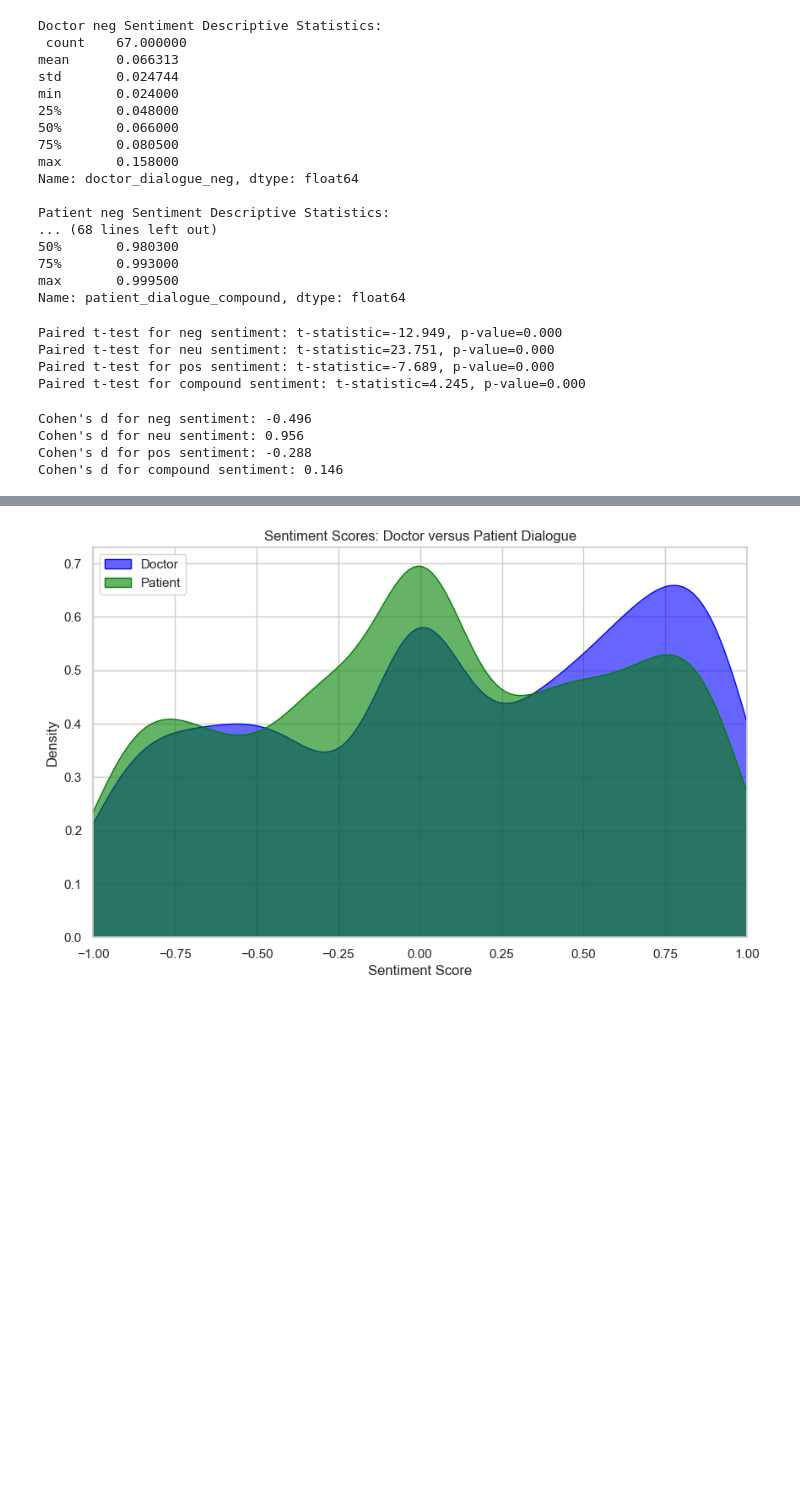
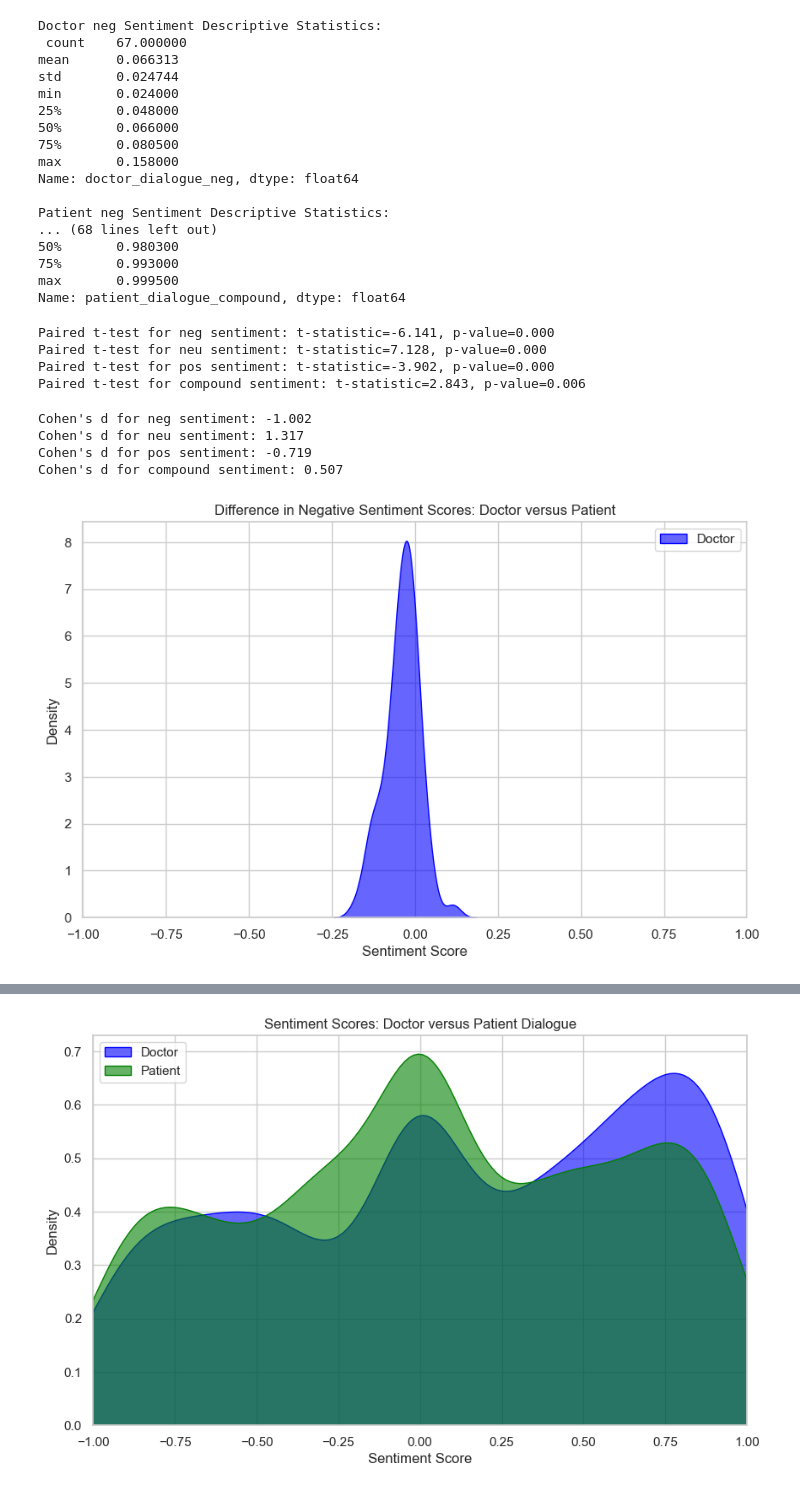
Before and after one commit to jinksoo/BytesBandaids, a Jupyter notebook: sentiment_analysis.ipynb, the cells around one changed output, grey strips where cells are left out. Drawn from its saved outputs; the diff is of its cells as text; code cells hidden in the pictures; blank space fills up the shorter version.

```diff
--- a/sentiment_analysis.ipynb
+++ b/sentiment_analysis.ipynb
@@ -76,6 +76,12 @@ def run_nltk_vader(text):
 df[['doctor_dialogue_neg', 'doctor_dialogue_neu', 'doctor_dialogue_pos', 'doctor_dialogue_compound']] = df['doctor_dialogue'].apply(lambda x: pd.Series(run_nltk_vader(x)))
 df[['patient_dialogue_neg', 'patient_dialogue_neu', 'patient_dialogue_pos', 'patient_dialogue_compound']] = df['patient_dialogue'].apply(lambda x: pd.Series(run_nltk_vader(x)))
 
+# Calculate difference scores between doctor and patient
+df['neg_diff'] = df['doctor_dialogue_neg'] - df['patient_dialogue_neg']
+df['neu_diff'] = df['doctor_dialogue_neu'] - df['patient_dialogue_neu']
+df['pos_diff'] = df['doctor_dialogue_pos'] - df['patient_dialogue_pos']
+df['compound_diff'] = df['doctor_dialogue_compound'] - df['patient_dialogue_compound']
+
 # Save df with scores to CSV
 df.to_csv('sentiment_output/aci_train_sentiment.csv', index=False)
 # %% [output]
@@ -131,10 +137,10 @@ for sentiment in ['neg', 'neu', 'pos', 'compound']:
     stat, p_value = stats.ttest_rel(df[f'doctor_dialogue_{sentiment}'], df[f'patient_dialogue_{sentiment}'])
     print(f"Paired t-test for {sentiment} sentiment: t-statistic={stat:.3f}, p-value={p_value:.3f}")
 # %% [output]
-Paired t-test for neg sentiment: t-statistic=-12.949, p-value=0.000
-Paired t-test for neu sentiment: t-statistic=23.751, p-value=0.000
-Paired t-test for pos sentiment: t-statistic=-7.689, p-value=0.000
-Paired t-test for compound sentiment: t-statistic=4.245, p-value=0.000
+Paired t-test for neg sentiment: t-statistic=-6.141, p-value=0.000
+Paired t-test for neu sentiment: t-statistic=7.128, p-value=0.000
+Paired t-test for pos sentiment: t-statistic=-3.902, p-value=0.000
+Paired t-test for compound sentiment: t-statistic=2.843, p-value=0.006
 # %%
 for sentiment in ['neg', 'neu', 'pos', 'compound']:
     doctor_mean = df[f'doctor_dialogue_{sentiment}'].mean()
@@ -143,7 +149,27 @@ for sentiment in ['neg', 'neu', 'pos', 'compound']:
     cohen_d = (doctor_mean - patient_mean) / pooled_std
     print(f"Cohen's d for {sentiment} sentiment: {cohen_d:.3f}")
 # %% [output]
-Cohen's d for neg sentiment: -0.496
-Cohen's d for neu sentiment: 0.956
-Cohen's d for pos sentiment: -0.288
-Cohen's d for compound sentiment: 0.146
+Cohen's d for neg sentiment: -1.002
+Cohen's d for neu sentiment: 1.317
+Cohen's d for pos sentiment: -0.719
+Cohen's d for compound sentiment: 0.507
+# %%
+# Differences between doctor-patient sentiment
+
+# Negative difference
+sns.set(style="whitegrid")
+
+plt.figure(figsize=(10, 6))
+sns.kdeplot(df['neg_diff'], fill=True, color='blue', label='Doctor', alpha=0.6)
+# sns.kdeplot(df['patient_dialogue_compound'], fill=True, color='green', label='Patient', alpha=0.6)
+
+# Adding titles, labels, and setting x-axis limits
+plt.title('Difference in Negative Sentiment Scores: Doctor versus Patient')
+plt.xlabel('Sentiment Score')
+plt.ylabel('Density')
+plt.xlim(-1, 1)  # Set x-axis limits to match the range of compound sentiment scores
+plt.legend()
+
+plt.show()
+# %% [output]
+[figure, added]
```
Also changed, not shown: parts of 3 cells of this notebook, 4 other files.
